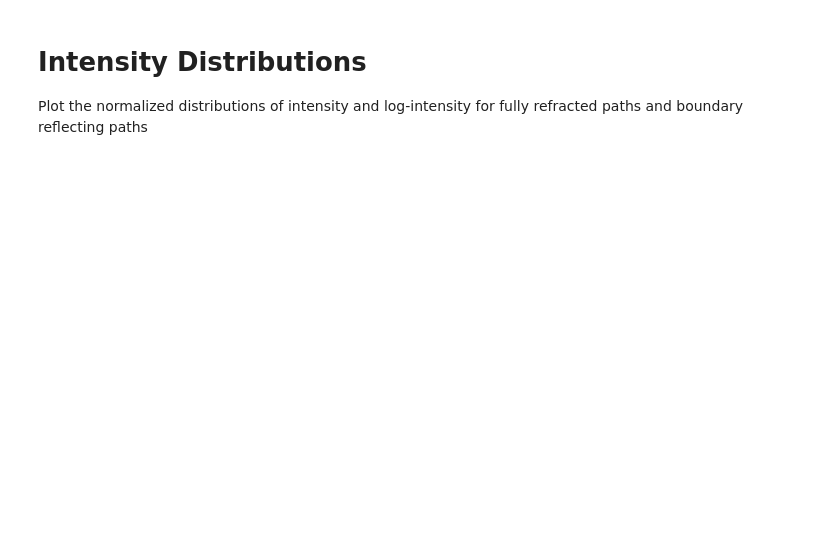
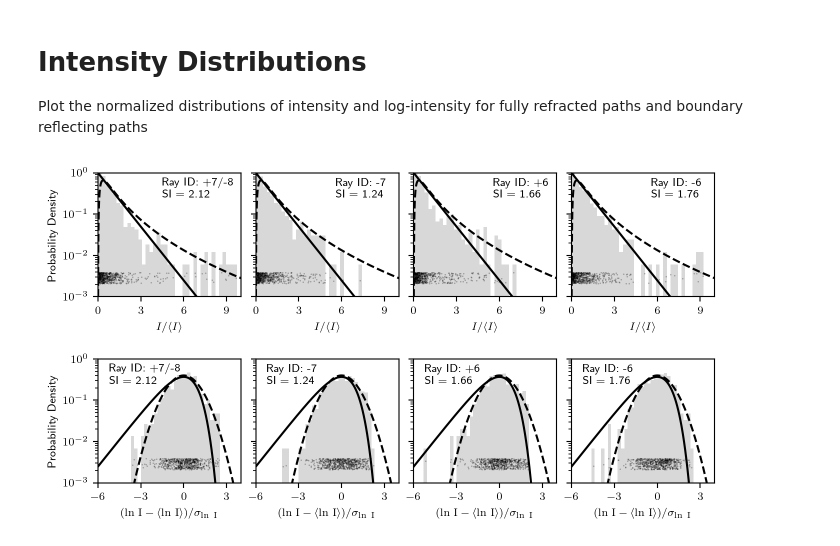
Before and after one commit to John-Ragland/n23_fluctuations_ragland, a Jupyter notebook: notebooks/publication_figures/IntensityDistributions.ipynb, the cells around one changed output. Drawn from its saved outputs; the diff is of its cells as text; code cells hidden in the pictures; blank space fills up the shorter version.

Commit message:
update intensity distribution figure

```diff
--- a/notebooks/publication_figures/IntensityDistributions.ipynb
+++ b/notebooks/publication_figures/IntensityDistributions.ipynb
@@ -109,8 +109,10 @@ for k, ray_id in enumerate(ducted_peaks):
     plt.ylim([1e-3, 1e0])
     # plt.title(ray_id, loc='left', fontsize=10, pad=-3)
 
-    plt.text(5.6, 2.5e-1, f"Ray ID: {ray_id}\nSI = {SI[ray_id]:0.2f}")
-
+    if ray_id == "+7":
+        plt.text(4.5, 2.5e-1, f"Ray ID: +7/-8\nSI = {SI[ray_id]:0.2f}")
+    else:
+        plt.text(5.6, 2.5e-1, f"Ray ID: {ray_id}\nSI = {SI[ray_id]:0.2f}")
     plt.xlabel("$ I / \\langle I \\rangle$")
     plt.xlim([0, 10])
     plt.xticks(np.arange(0, 10, 3))
@@ -133,35 +135,39 @@ for k, ray_id in enumerate(ducted_peaks):
         s=1,
         c="k",
     )
 
     x_plot = np.linspace(-6, 4, 1000)
     plt.plot(x_plot, np.exp(x_plot - np.exp(x_plot)), "-k")
     sigma = 1
     f_norm = 1 / (sigma * np.sqrt(2 * np.pi)) * np.exp(-0.5 * (x_plot / sigma) ** 2)
     plt.plot(x_plot, f_norm, "--k")
 
     plt.yscale("log")
     plt.ylim([1e-3, 1e0])
     plt.xlim([-6, 4])
     plt.xticks(np.arange(-6, 4, 3))
     plt.xlabel(
         "$(\\mathrm{ln \\ I} - \\langle \\mathrm{ln \\ I} \\rangle) / \\sigma_{\\mathrm{ln \\ I}}$"
     )
     # plt.title(ray_id, loc='left', fontsize=10, pad=-3)
 
-    plt.text(-5.2, 2.5e-1, f"Ray ID: {ray_id}\nSI = {SI[ray_id]:0.2f}")
-
+    if ray_id == "+7":
+        plt.text(-5.2, 2.5e-1, f"Ray ID: +7/-8\nSI = {SI[ray_id]:0.2f}")
+    else:
+        plt.text(-5.2, 2.5e-1, f"Ray ID: {ray_id}\nSI = {SI[ray_id]:0.2f}")
 
 # axes level formatting
 for k in range(8):
     if k % 4 == 0:
         axes[k].set_ylabel("Probability Density")
     else:
         axes[k].set_yticklabels("")
 
 plt.tight_layout(pad=0, h_pad=2)
 
 fig.savefig("../../figures/Ducted_Intensity_Distribution.pdf", bbox_inches="tight")
+# %% [output]
+[figure, added]
 # %%
 plt.rcParams.update({"font.size": 8})
 plt.rcParams.update({"text.usetex": True})
```
Also changed, not shown: parts of 1 cell of this notebook, 1 other file.
